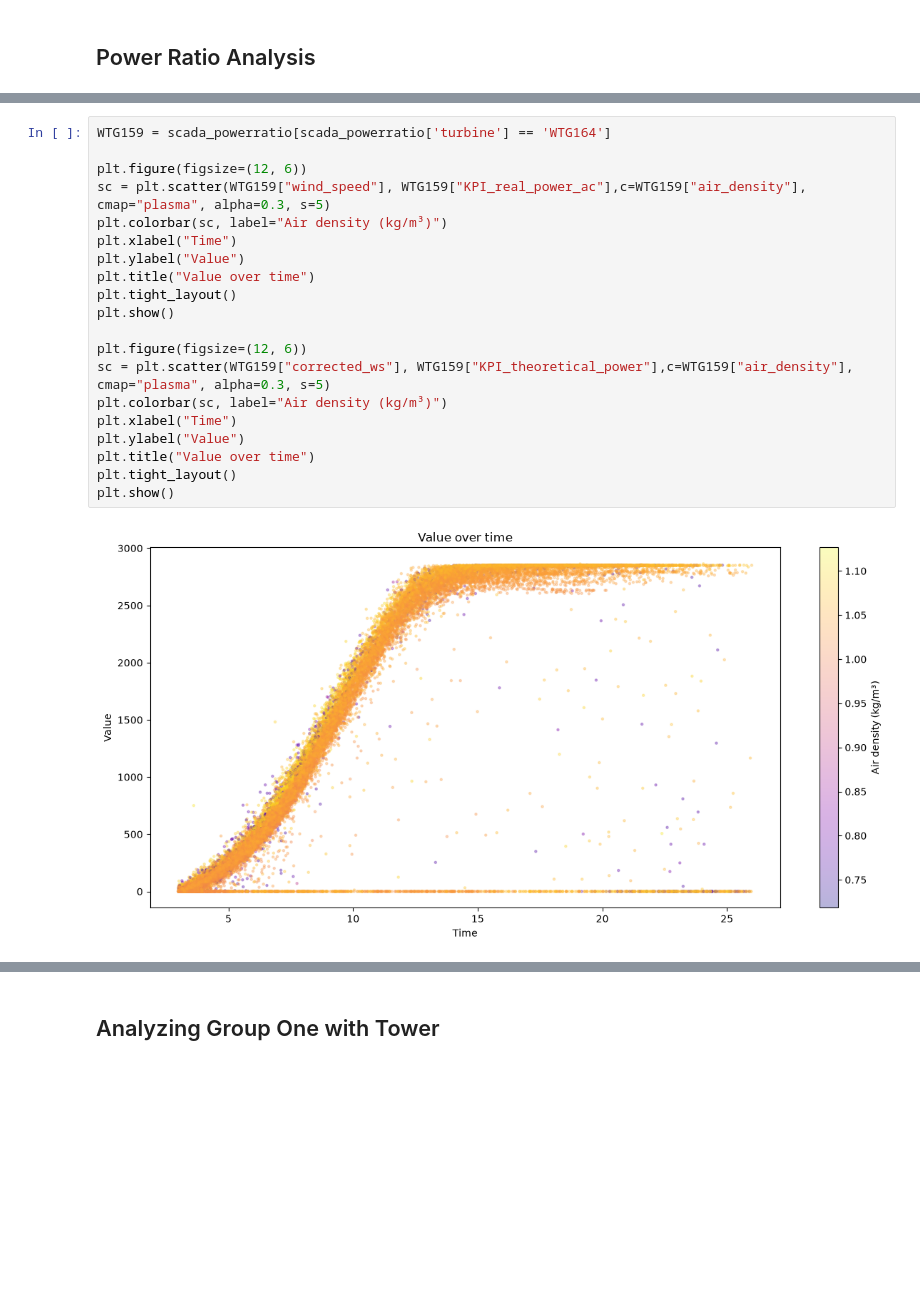
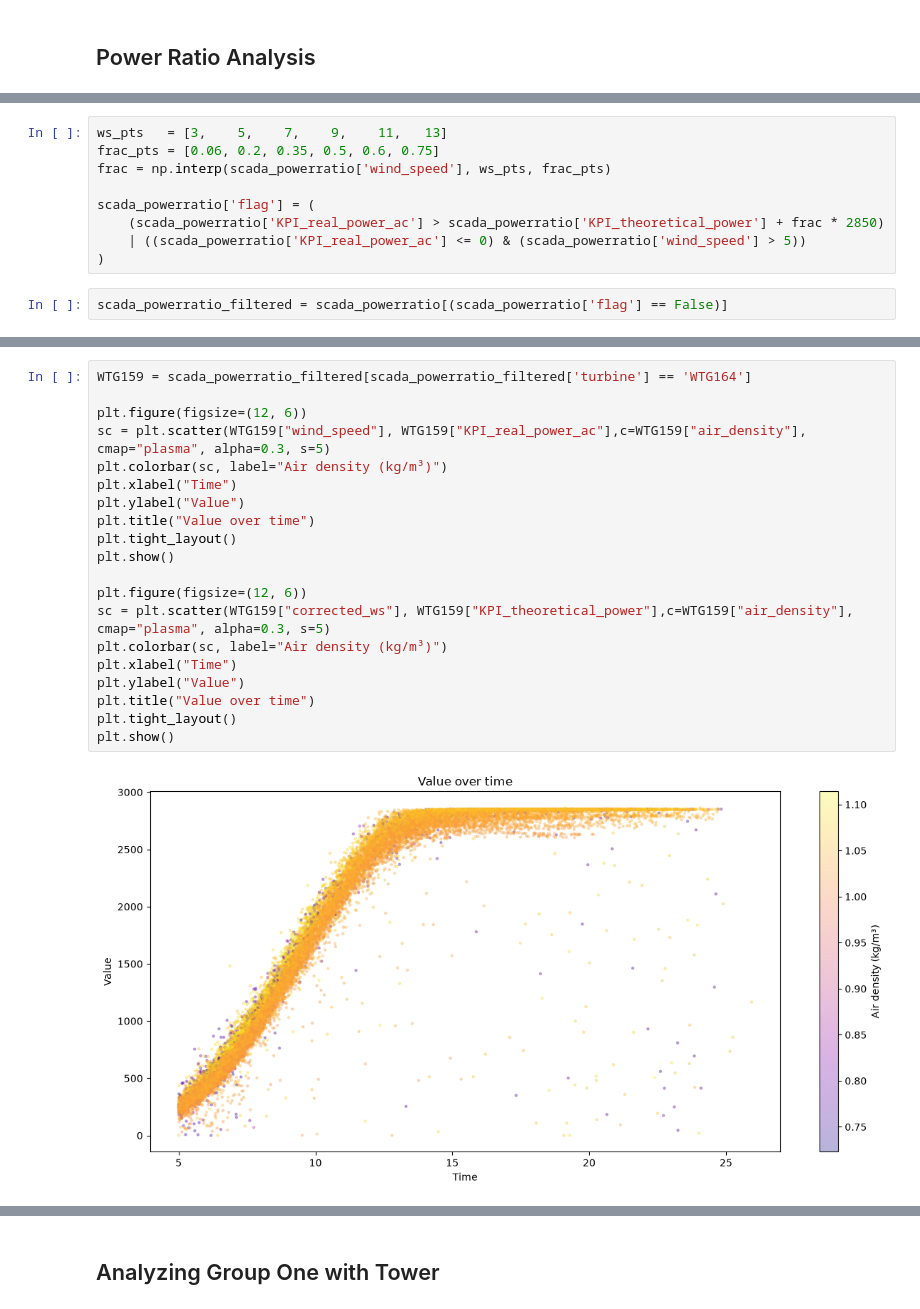
Before and after one commit to Aiden-Badalamenti3/CU-Capstone-Project, a Jupyter notebook: notebooks/carter_notebooks/power_curve.ipynb, the cells around one changed output, grey strips where cells are left out. Saved outputs shown, nothing was run; the diff lists cells and outputs as text; blank space fills up the shorter version.

Commit message:
Adding Graphics

```diff
--- a/notebooks/carter_notebooks/power_curve.ipynb
+++ b/notebooks/carter_notebooks/power_curve.ipynb
@@ -415,0 +424,11 @@ scada_powerratio.head(1)
+# %%
+ws_pts   = [3,    5,    7,    9,    11,   13]
+frac_pts = [0.06, 0.2, 0.35, 0.5, 0.6, 0.75]
+frac = np.interp(scada_powerratio['wind_speed'], ws_pts, frac_pts)
+
+scada_powerratio['flag'] = (
+    (scada_powerratio['KPI_real_power_ac'] > scada_powerratio['KPI_theoretical_power'] + frac * 2850)
+    | ((scada_powerratio['KPI_real_power_ac'] <= 0) & (scada_powerratio['wind_speed'] > 5))
+)
+# %%
+scada_powerratio_filtered = scada_powerratio[(scada_powerratio['flag'] == False)]
@@ -416,22 +545,22 @@ scada_powerratio.head(1)
 # %%
-WTG159 = scada_powerratio[scada_powerratio['turbine'] == 'WTG164']
+WTG159 = scada_powerratio_filtered[scada_powerratio_filtered['turbine'] == 'WTG164']
 
 plt.figure(figsize=(12, 6))
 sc = plt.scatter(WTG159["wind_speed"], WTG159["KPI_real_power_ac"],c=WTG159["air_density"], cmap="plasma", alpha=0.3, s=5)
 plt.colorbar(sc, label="Air density (kg/m³)")
 plt.xlabel("Time")
 plt.ylabel("Value")
 plt.title("Value over time")
 plt.tight_layout()
 plt.show()
 
 plt.figure(figsize=(12, 6))
 sc = plt.scatter(WTG159["corrected_ws"], WTG159["KPI_theoretical_power"],c=WTG159["air_density"], cmap="plasma", alpha=0.3, s=5)
 plt.colorbar(sc, label="Air density (kg/m³)")
 plt.xlabel("Time")
 plt.ylabel("Value")
 plt.title("Value over time")
 plt.tight_layout()
 plt.show()
 # %% [output]
-[figure, old version]
+[figure, new version]
```
Also changed, not shown: parts of 37 cells of this notebook, 2 other files.
